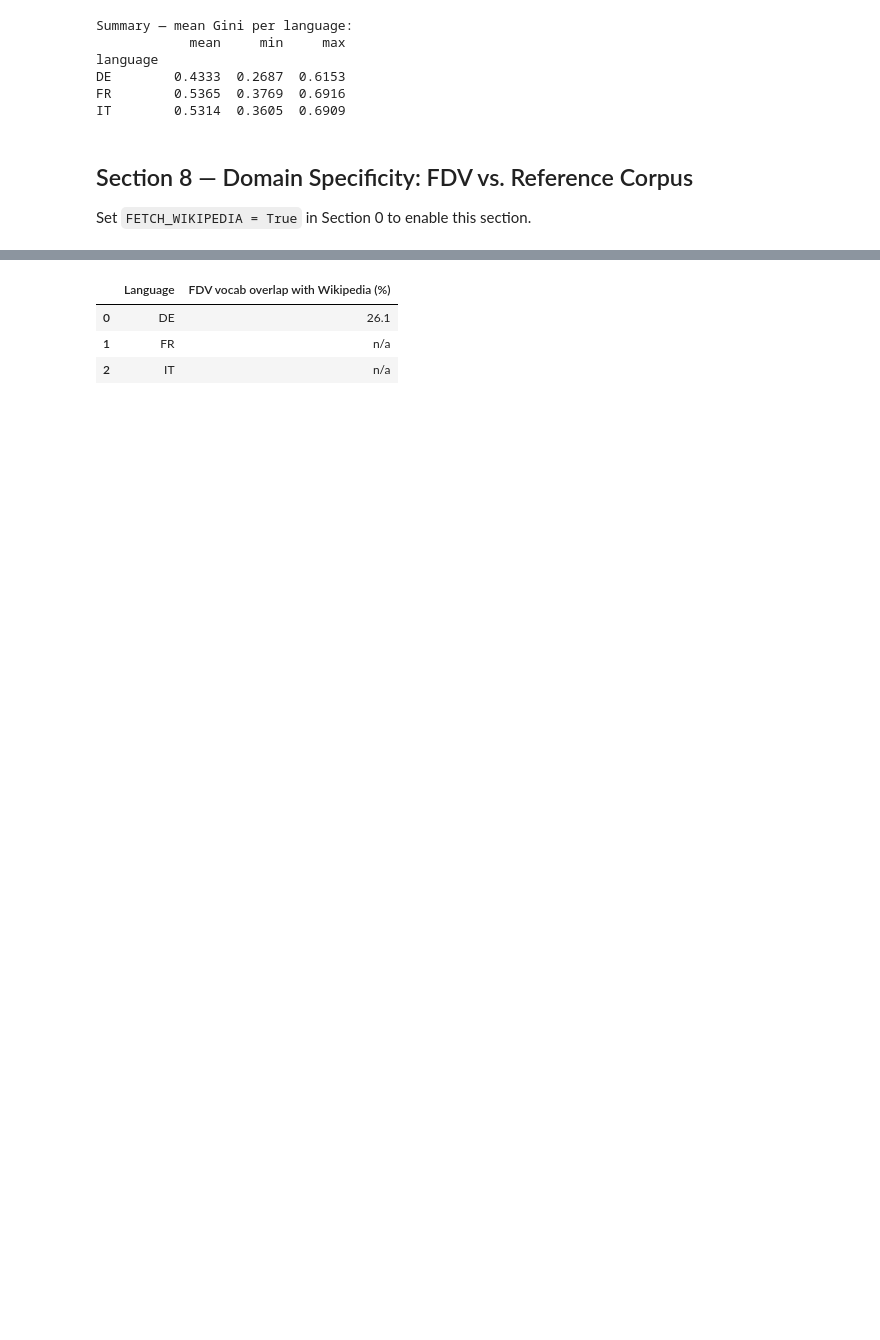
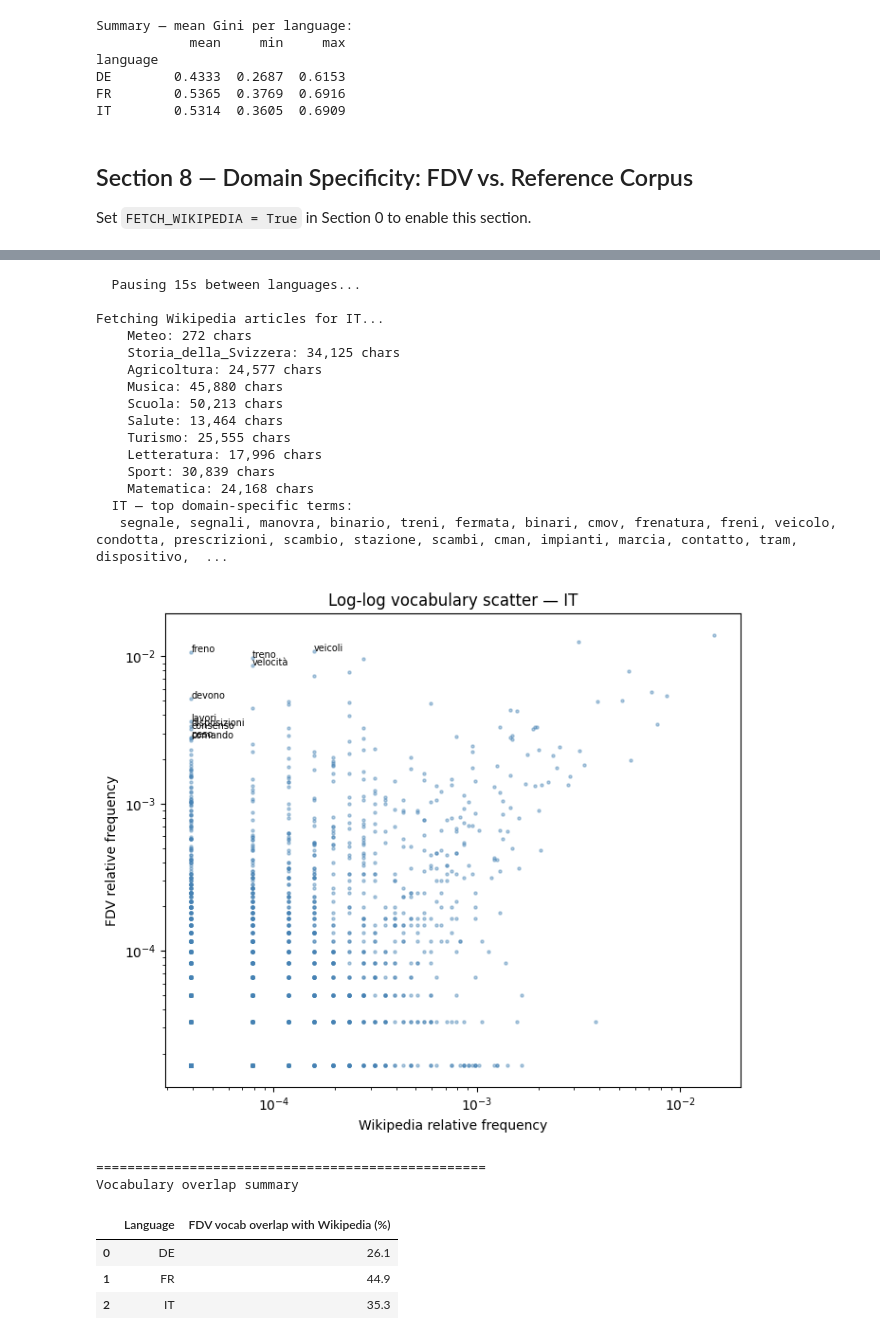
Before and after one commit to WpnSta/CAS_Project_tRAG, a Jupyter notebook: notebooks/explore.ipynb, the cells around one changed output, grey strips where cells are left out. Saved outputs shown, nothing was run; the diff lists cells and outputs as text; code cells hidden in the pictures; blank space fills up the shorter version.

```diff
--- a/notebooks/explore.ipynb
+++ b/notebooks/explore.ipynb
@@ -627,14 +639,16 @@ for lang in LANGUAGES:
         gini_rows.append({
             "language":      lang.upper(),
             "regulation":    doc["regulation_number"],
+            "reg_num":       int(doc["regulation_number"].split(".")[-1]),
             "title":         doc["document_title"],
             "gini":          score,
             "unique_types":  len(freq),
             "total_tokens":  len(cw),
         })
 
-df_gini = pd.DataFrame(gini_rows).sort_values(["language", "gini"], ascending=[True, False])
-display(df_gini.style
+df_gini = (pd.DataFrame(gini_rows)
+           .sort_values(["language", "gini"], ascending=[True, False]))
+display(df_gini.drop(columns="reg_num").style
         .format({"gini": "{:.4f}"})
         .background_gradient(subset=["gini"], cmap="YlOrRd")
         .hide(axis="index"))
@@ -642,7 +656,8 @@ display(df_gini.style
 # Per-language bar charts
 fig, axes = plt.subplots(1, 3, figsize=(16, 5), sharey=True)
 for ax, lang in zip(axes, LANGUAGES):
-    sub  = df_gini[df_gini["language"] == lang.upper()].sort_values("gini")
+    sub  = (df_gini[df_gini["language"] == lang.upper()]
+            .sort_values("gini"))           # sorted by gini for bar chart
     norm = sub["gini"] / sub["gini"].max() if sub["gini"].max() > 0 else sub["gini"]
     bars = ax.barh(sub["regulation"], sub["gini"],
                    color=plt.cm.YlOrRd(norm))
@@ -661,10 +676,11 @@ plt.suptitle(
 plt.tight_layout()
 plt.show()
 
-# Cross-language line comparison
+# Cross-language line comparison — sorted numerically by regulation number
 fig, ax = plt.subplots(figsize=(12, 4))
 for lang in LANGUAGES:
-    sub = df_gini[df_gini["language"] == lang.upper()].sort_values("regulation")
+    sub = (df_gini[df_gini["language"] == lang.upper()]
+           .sort_values("reg_num"))         # numeric sort
     ax.plot(sub["regulation"], sub["gini"], marker="o", label=lang.upper())
 ax.set_title("Gini score per regulation across languages")
 ax.set_ylabel("Gini coefficient")
@@ -707,6 +723,9 @@ IT        0.5314  0.3605  0.6909
 
 Set `FETCH_WIKIPEDIA = True` in Section 0 to enable this section.
 # %%
+import time
+import urllib.error
+
 WIKI_ARTICLES = {
     "de": [
         "Wetter", "Geschichte_der_Schweiz", "Landwirtschaft", "Musik",
@@ -722,6 +741,10 @@ WIKI_ARTICLES = {
     ],
 }
 
+WIKI_FETCH_DELAY    = 4.0   # seconds between successful requests
+WIKI_LANG_DELAY     = 15.0  # extra pause between languages
+WIKI_RETRY_DELAYS   = [10, 20, 40]  # backoff waits on 429 before retrying
+
 def fetch_wikipedia_text(lang: str, title: str) -> str:
     url = (
         f"https://{lang}.wikipedia.org/w/api.php"
@@ -729,14 +752,24 @@ def fetch_wikipedia_text(lang: str, title: str) -> str:
         f"&titles={title}&format=json"
     )
     req = urllib.request.Request(url, headers={"User-Agent": "FDV-RAG-Explorer/1.0"})
-    try:
-        with urllib.request.urlopen(req, timeout=15) as r:
-            data = json.loads(r.read().decode("utf-8"))
-        pages = data["query"]["pages"]
-        return next(iter(pages.values())).get("extract", "")
-    except Exception as e:
-        print(f"    Warning: could not fetch {lang}:{title} — {e}")
-        return ""
+    for attempt, wait in enumerate([0] + WIKI_RETRY_DELAYS):
+        if wait:
+            print(f"    429 rate-limit — waiting {wait}s before retry {attempt}...")
+            time.sleep(wait)
+        try:
+            with urllib.request.urlopen(req, timeout=15) as r:
+                data = json.loads(r.read().decode("utf-8"))
+            pages = data["query"]["pages"]
+            return next(iter(pages.values())).get("extract", "")
+        except urllib.error.HTTPError as e:
+            if e.code == 429 and attempt < len(WIKI_RETRY_DELAYS):
+                continue   # retry with next backoff
+            print(f"    Warning: could not fetch {lang}:{title} — {e}")
+            return ""
+        except Exception as e:
+            print(f"    Warning: could not fetch {lang}:{title} — {e}")
+            return ""
+    return ""
 
 
 if not FETCH_WIKIPEDIA:
@@ -744,7 +777,11 @@ if not FETCH_WIKIPEDIA:
 else:
     overlap_summary = []
 
-    for lang in LANGUAGES:
+    for lang_idx, lang in enumerate(LANGUAGES):
+        if lang_idx > 0:
+            print(f"  Pausing {WIKI_LANG_DELAY:.0f}s between languages...")
+            time.sleep(WIKI_LANG_DELAY)
+
         print(f"\nFetching Wikipedia articles for {lang.upper()}...")
         wiki_texts = []
         for title in WIKI_ARTICLES[lang]:
@@ -752,6 +789,7 @@ else:
             if text:
                 wiki_texts.append(text)
                 print(f"    {title}: {len(text):,} chars")
+            time.sleep(WIKI_FETCH_DELAY)
 
         if not wiki_texts:
             print(f"  No Wikipedia content fetched for {lang.upper()} — skipping domain analysis.")
@@ -841,4 +877,22 @@ Vocabulary overlap summary
+  Pausing 15s between languages...
+
+Fetching Wikipedia articles for IT...
+    Meteo: 272 chars
+    Storia_della_Svizzera: 34,125 chars
+    Agricoltura: 24,577 chars
+    Musica: 45,880 chars
+    Scuola: 50,213 chars
+    Salute: 13,464 chars
+    Turismo: 25,555 chars
+    Letteratura: 17,996 chars
+    Sport: 30,839 chars
+    Matematica: 24,168 chars
+  IT — top domain-specific terms:
+   segnale, segnali, manovra, binario, treni, fermata, binari, cmov, frenatura, freni, veicolo, condotta, prescrizioni, scambio, stazione, scambi, cman, impianti, marcia, contatto, tram, dispositivo,  ...
+[figure, added]
+==================================================
+Vocabulary overlap summary
 |  | Language | FDV vocab overlap with Wikipedia (%) |
 | 0 | DE | 26.1 |
-| 1 | FR | n/a |
-| 2 | IT | n/a |
+| 1 | FR | 44.9 |
+| 2 | IT | 35.3 |
```
Also changed, not shown: parts of 13 cells of this notebook, 2 other files.
